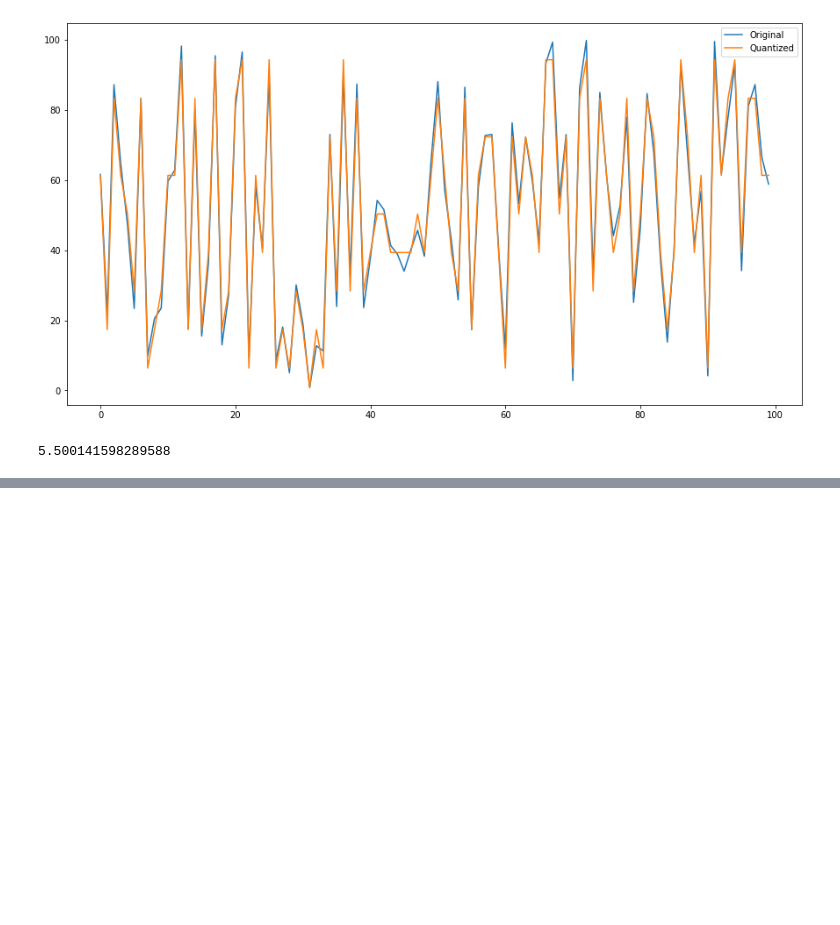
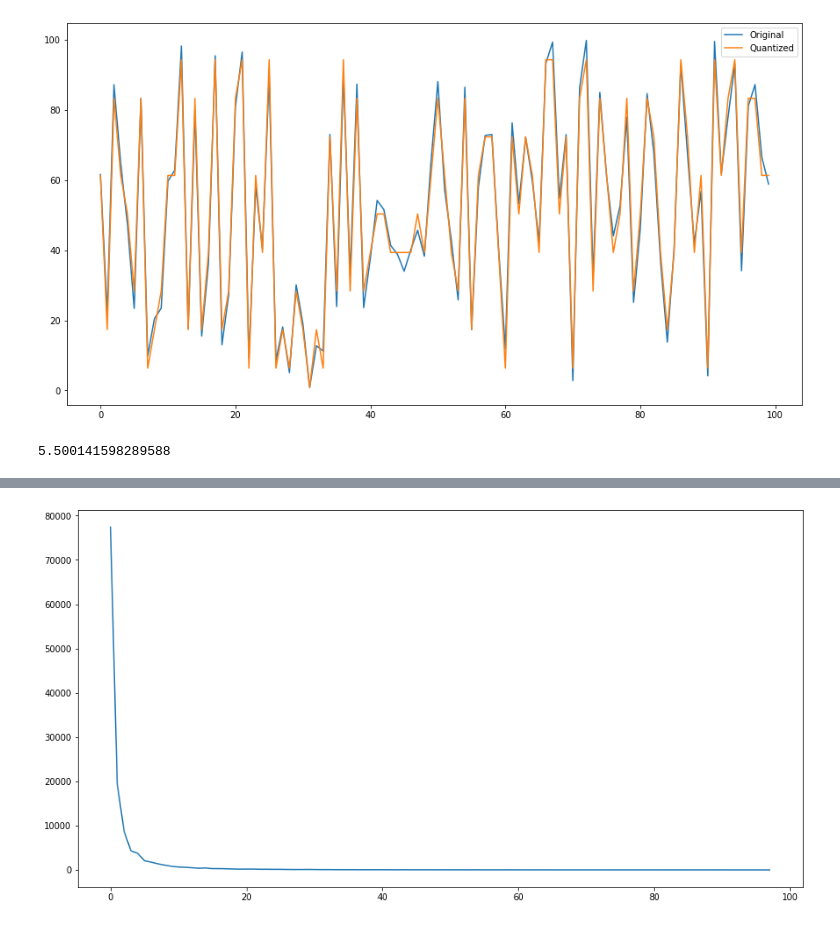
Before and after one commit to Bhavnicksm/dsp_lab_notebooks, a Jupyter notebook: EE333_Lab_2.ipynb, the cells around one changed output, grey strips where cells are left out. Cells and saved outputs as stored; diff of their text form; code cells hidden in the pictures; blank space fills up the shorter version.

```diff
--- a/EE333_Lab_2.ipynb
+++ b/EE333_Lab_2.ipynb
@@ -215,0 +219,14 @@ print(max(x-out['output']))
+# %%
+mse_list = []
+for l in range(2,len(x)):
+  out = myquant(x, l)
+  error = x-out["output"]
+  mse = np.mean(np.sum([ i**2 for i in error ]))
+  mse_list.append(mse)
+
+
+plt.figure(figsize=(15,8))
+plt.plot(mse_list)
+plt.show()
+# %% [output]
+[figure, added]
```
Also changed, not shown: parts of 13 cells of this notebook.
